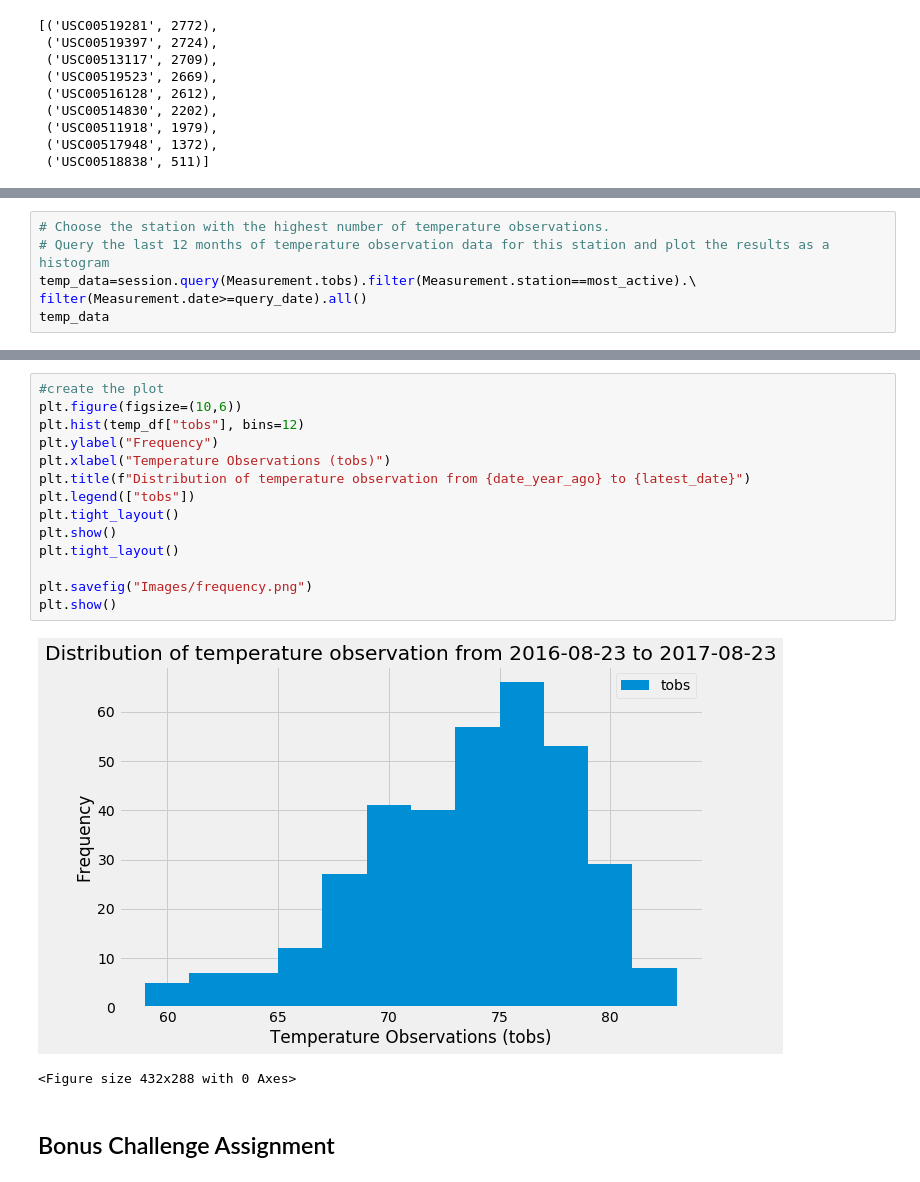
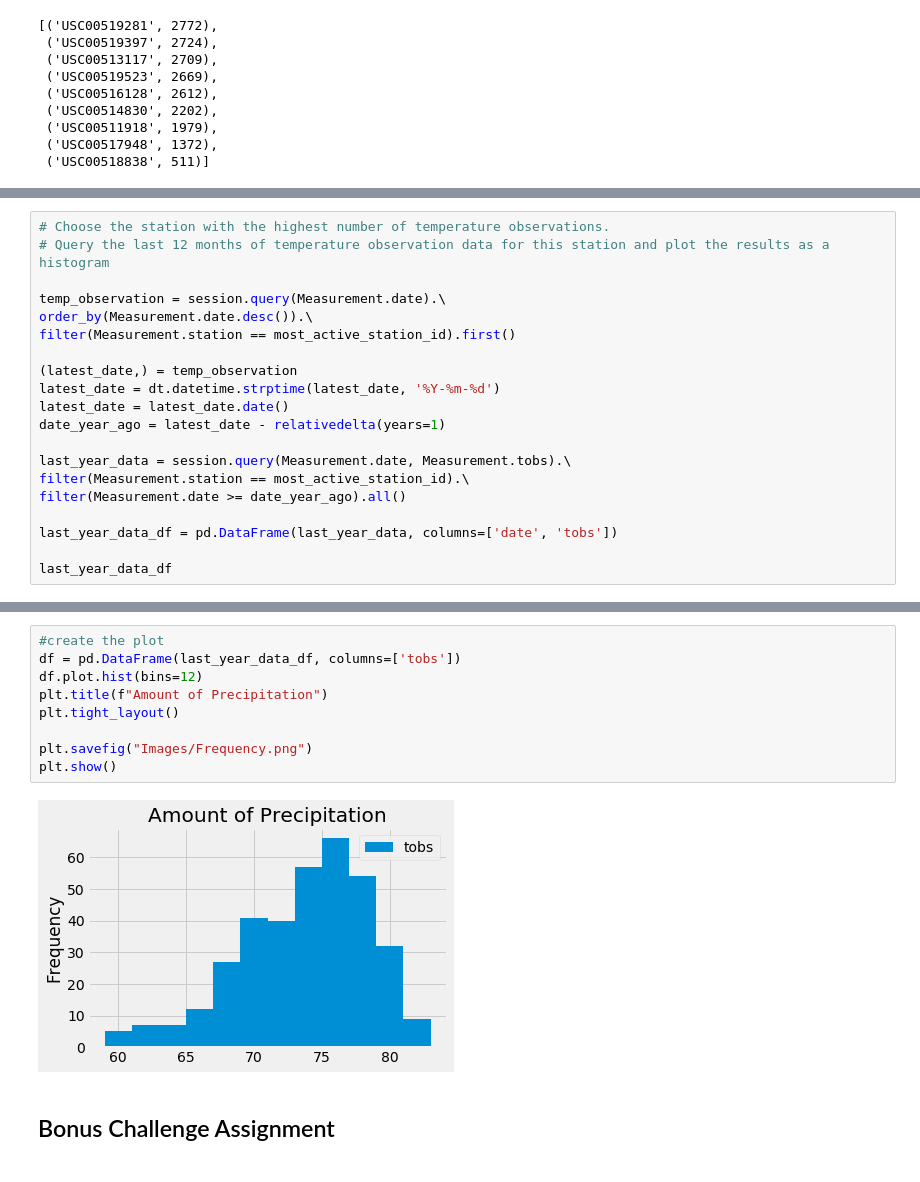
Before and after one commit to j1-aggie/SURFS-UP-sqlalchemy-challenge, a Jupyter notebook: climate_starter.ipynb, the cells around one changed output, grey strips where cells are left out. Saved outputs shown, nothing was run; the diff lists cells and outputs as text.

```diff
--- a/climate_starter.ipynb
+++ b/climate_starter.ipynb
@@ -163,7 +184,21 @@ The most active station ID with the lowest, highest, and avg temp recorded.
 # %%
 # Choose the station with the highest number of temperature observations.
 # Query the last 12 months of temperature observation data for this station and plot the results as a histogram
-temp_data=session.query(Measurement.tobs).filter(Measurement.station==most_active).\
-filter(Measurement.date>=query_date).all()
-temp_data
+
+temp_observation = session.query(Measurement.date).\
+order_by(Measurement.date.desc()).\
+filter(Measurement.station == most_active_station_id).first()
+
+(latest_date,) = temp_observation
+latest_date = dt.datetime.strptime(latest_date, '%Y-%m-%d')
+latest_date = latest_date.date()
+date_year_ago = latest_date - relativedelta(years=1)
+
+last_year_data = session.query(Measurement.date, Measurement.tobs).\
+filter(Measurement.station == most_active_station_id).\
+filter(Measurement.date >= date_year_ago).all()
+
+last_year_data_df = pd.DataFrame(last_year_data, columns=['date', 'tobs'])
+
+last_year_data_df
 # %% [output]
@@ -199,20 +218,14 @@ temp_df.head()
 # %%
 #create the plot
-plt.figure(figsize=(10,6))
-plt.hist(temp_df["tobs"], bins=12)
-plt.ylabel("Frequency")
-plt.xlabel("Temperature Observations (tobs)")
-plt.title(f"Distribution of temperature observation from {date_year_ago} to {latest_date}")
-plt.legend(["tobs"])
-plt.tight_layout()
-plt.show()
+df = pd.DataFrame(last_year_data_df, columns=['tobs'])
+df.plot.hist(bins=12)
+plt.title(f"Amount of Precipitation")
 plt.tight_layout()
 
-plt.savefig("Images/frequency.png")
+plt.savefig("Images/Frequency.png")
 plt.show()
 # %% [output]
-[figure, old version]
+[figure, new version]
-<Figure size 432x288 with 0 Axes>
 # %% [markdown]
 ## Bonus Challenge Assignment
 # %%
```
Also changed, not shown: parts of 17 cells of this notebook, 6 other files.
